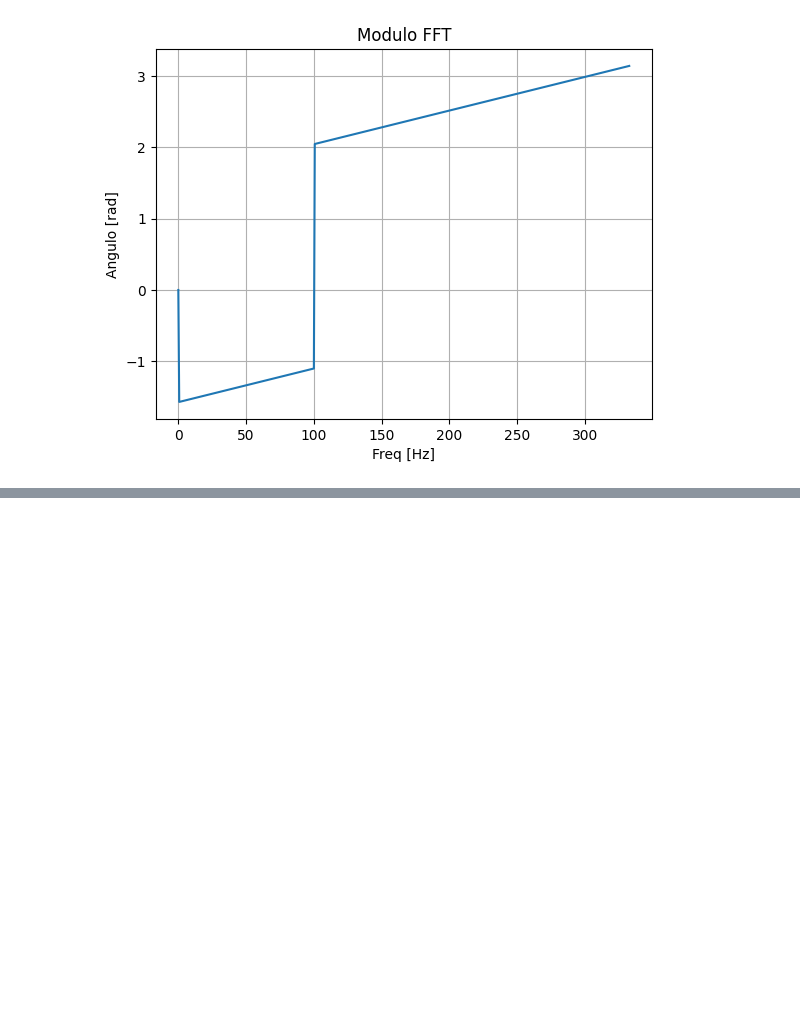
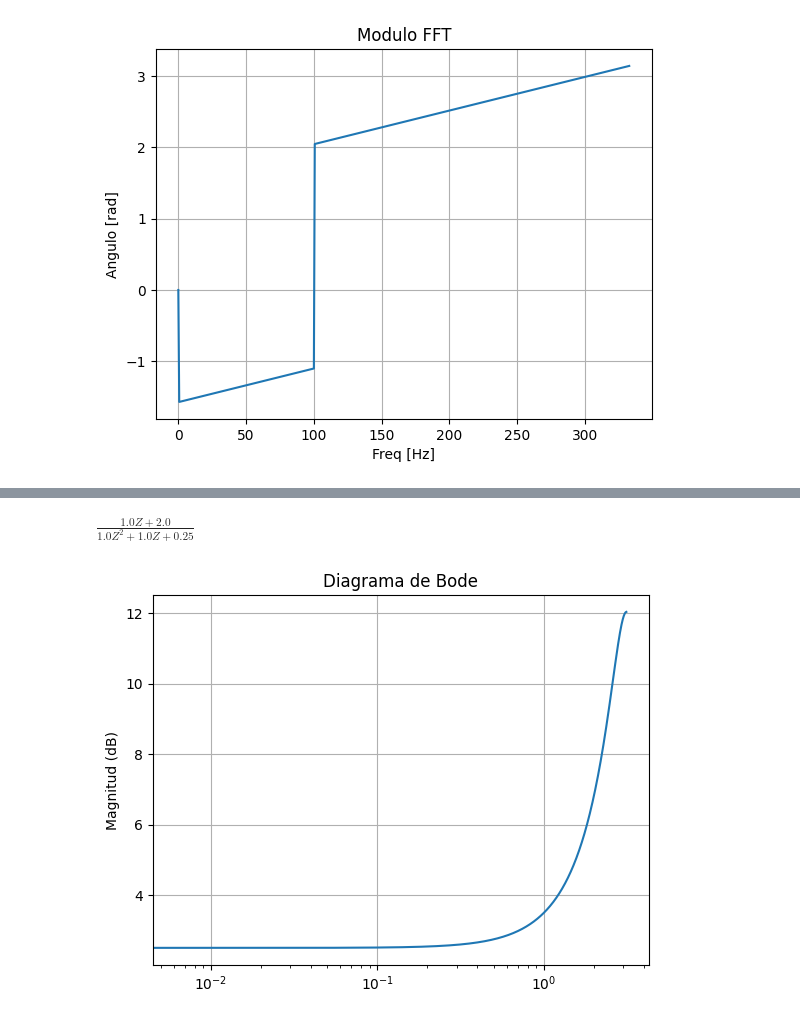
Before and after one commit to agustin-d-martinez/circuitAnalisis, a Jupyter notebook: prueba.ipynb, the cells around one changed output, grey strips where cells are left out. Saved outputs shown, nothing was run; the diff lists cells and outputs as text; code cells hidden in the pictures; blank space fills up the shorter version.

Commit message:
Agrega soporte a transformada Z simbolica

```diff
--- a/prueba.ipynb
+++ b/prueba.ipynb
@@ -61,0 +84,15 @@ graph.plot(freq , fft_seno_ang,'Modulo FFT', 'Freq [Hz]', 'Angulo [rad]', True)
+# %%
+from circuitAnalysisLib.graphic import graphic as graph
+from circuitAnalysisLib.symbolic import symbolic as sym
+
+num = [0,4,8]
+den = [4,4,1]
+H = sym.TransferFunction(num, den)
+
+H_z = sym.to_symbolic_transfer(H, sym.Z)		# Para verlo de forma simbolica
+sym.print_latex(H_z)
+
+_ = graph.ZbodeMagnitude(H)
+# %% [output]
+$\displaystyle \frac{1.0 Z + 2.0}{1.0 Z^{2} + 1.0 Z + 0.25}$
+[figure, added]
```
Also changed, not shown: parts of 4 cells of this notebook, 2 other files.
